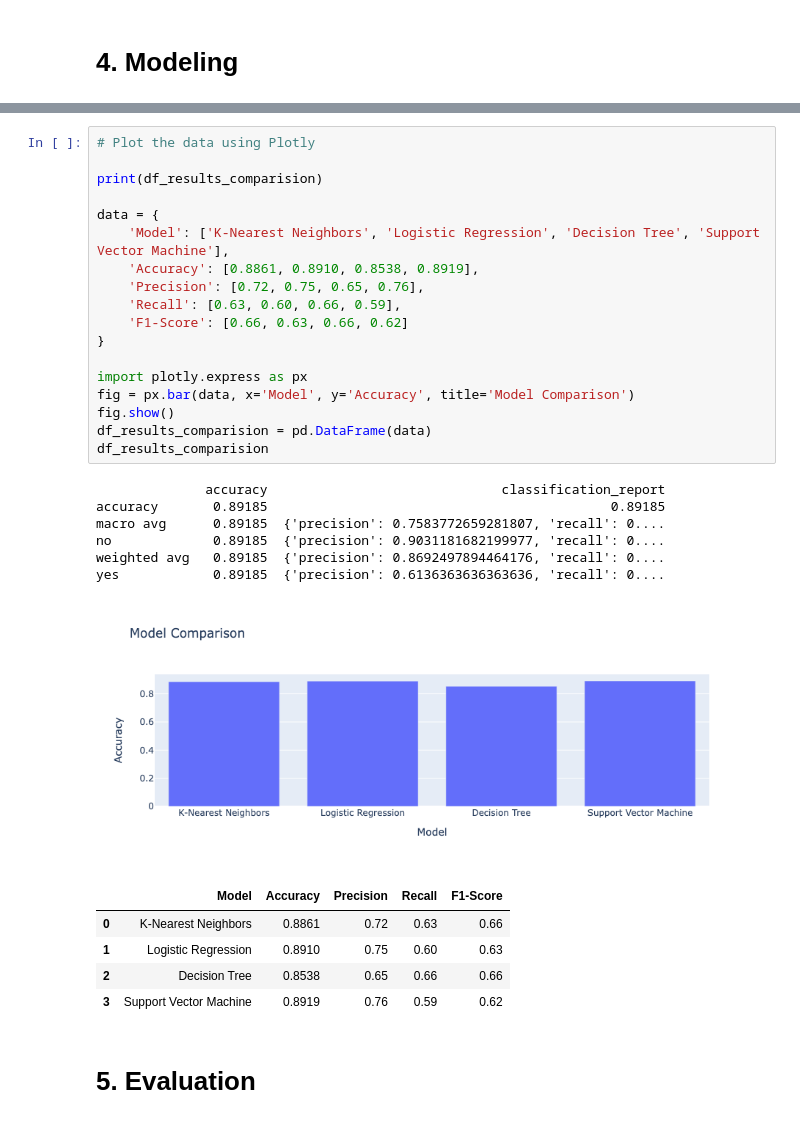
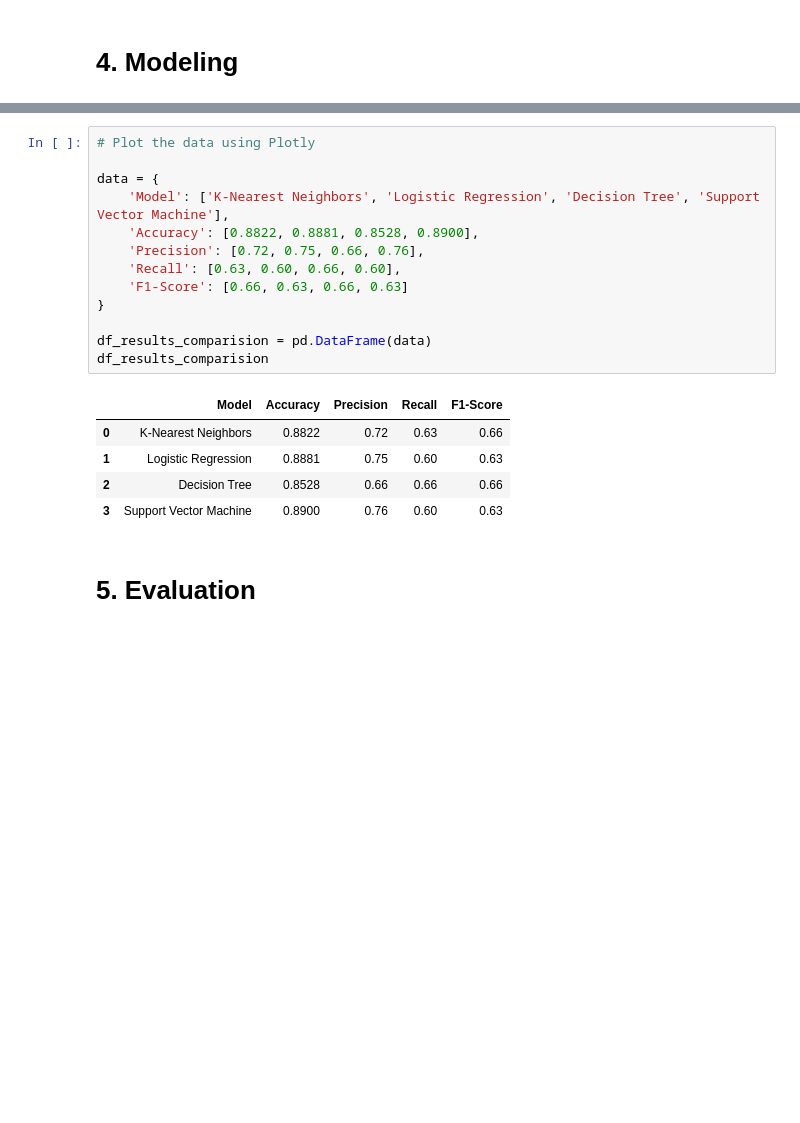
Before and after one commit to aojah1/bank-marketing, a Jupyter notebook: bank-marketing.ipynb, the cells around one changed output, grey strips where cells are left out. Saved outputs shown, nothing was run; the diff lists cells and outputs as text; blank space fills up the shorter version.

```diff
--- a/bank-marketing.ipynb
+++ b/bank-marketing.ipynb
@@ -292,34 +302,22 @@ weighted avg       0.87      0.89      0.87      9043
 # %%
 # Plot the data using Plotly
 
-print(df_results_comparision)
-
 data = {
     'Model': ['K-Nearest Neighbors', 'Logistic Regression', 'Decision Tree', 'Support Vector Machine'],
-    'Accuracy': [0.8861, 0.8910, 0.8538, 0.8919],
-    'Precision': [0.72, 0.75, 0.65, 0.76],
-    'Recall': [0.63, 0.60, 0.66, 0.59],
-    'F1-Score': [0.66, 0.63, 0.66, 0.62]
+    'Accuracy': [0.8822, 0.8881, 0.8528, 0.8900],
+    'Precision': [0.72, 0.75, 0.66, 0.76],
+    'Recall': [0.63, 0.60, 0.66, 0.60],
+    'F1-Score': [0.66, 0.63, 0.66, 0.63]
 }
 
-import plotly.express as px
-fig = px.bar(data, x='Model', y='Accuracy', title='Model Comparison')
-fig.show()
 df_results_comparision = pd.DataFrame(data)
 df_results_comparision
 # %% [output]
-              accuracy                              classification_report
-accuracy       0.89185                                            0.89185
-macro avg      0.89185  {'precision': 0.7583772659281807, 'recall': 0....
-no             0.89185  {'precision': 0.9031181682199977, 'recall': 0....
-weighted avg   0.89185  {'precision': 0.8692497894464176, 'recall': 0....
-yes            0.89185  {'precision': 0.6136363636363636, 'recall': 0....
-[figure, removed]
 |  | Model | Accuracy | Precision | Recall | F1-Score |
-| 0 | K-Nearest Neighbors | 0.8861 | 0.72 | 0.63 | 0.66 |
-| 1 | Logistic Regression | 0.8910 | 0.75 | 0.60 | 0.63 |
-| 2 | Decision Tree | 0.8538 | 0.65 | 0.66 | 0.66 |
-| 3 | Support Vector Machine | 0.8919 | 0.76 | 0.59 | 0.62 |
+| 0 | K-Nearest Neighbors | 0.8822 | 0.72 | 0.63 | 0.66 |
+| 1 | Logistic Regression | 0.8881 | 0.75 | 0.60 | 0.63 |
+| 2 | Decision Tree | 0.8528 | 0.66 | 0.66 | 0.66 |
+| 3 | Support Vector Machine | 0.8900 | 0.76 | 0.60 | 0.63 |
 # %% [markdown]
 # 5. Evaluation
 # %%
```
Also changed, not shown: parts of 16 cells of this notebook, 1 other file.
